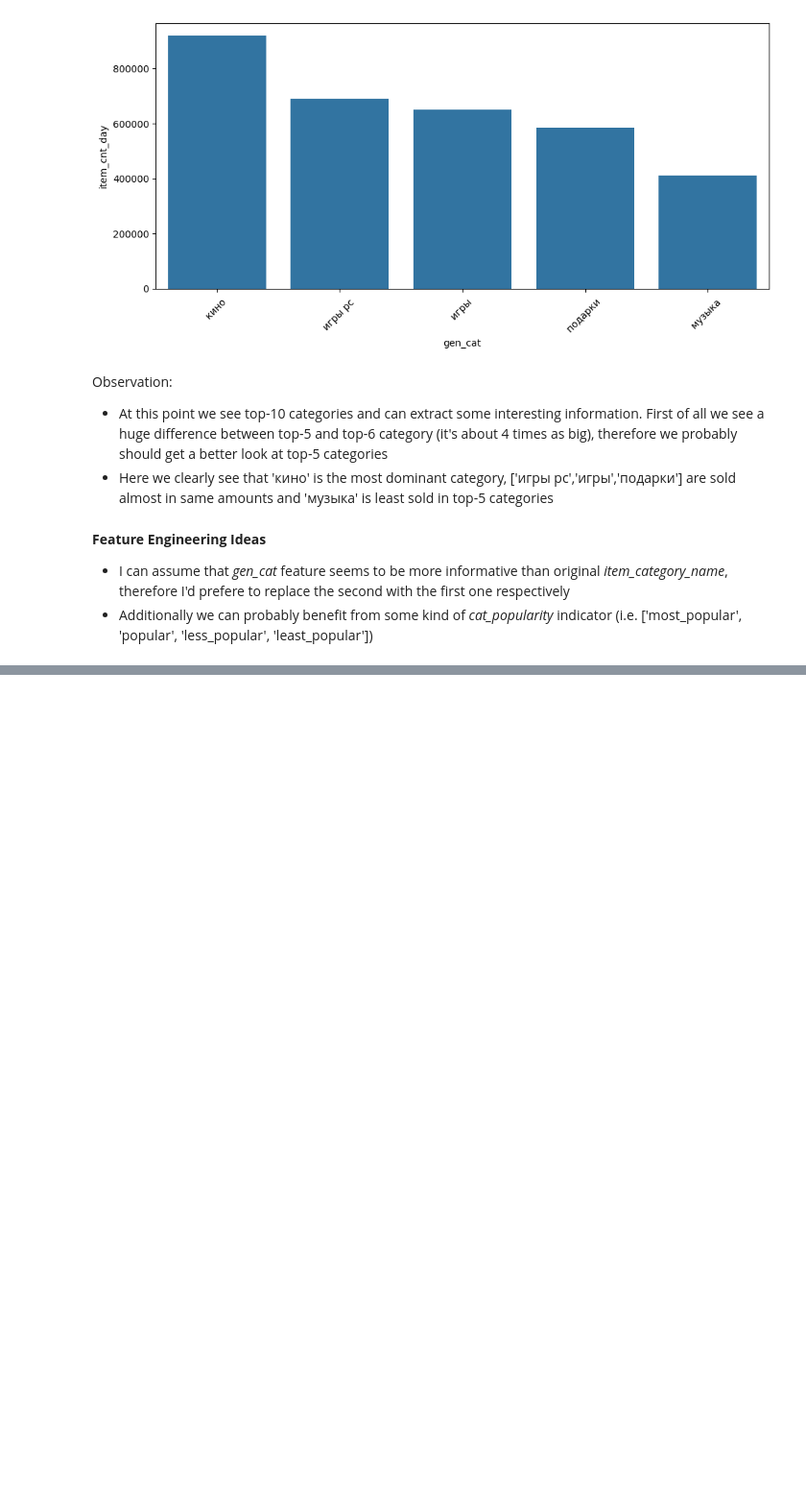
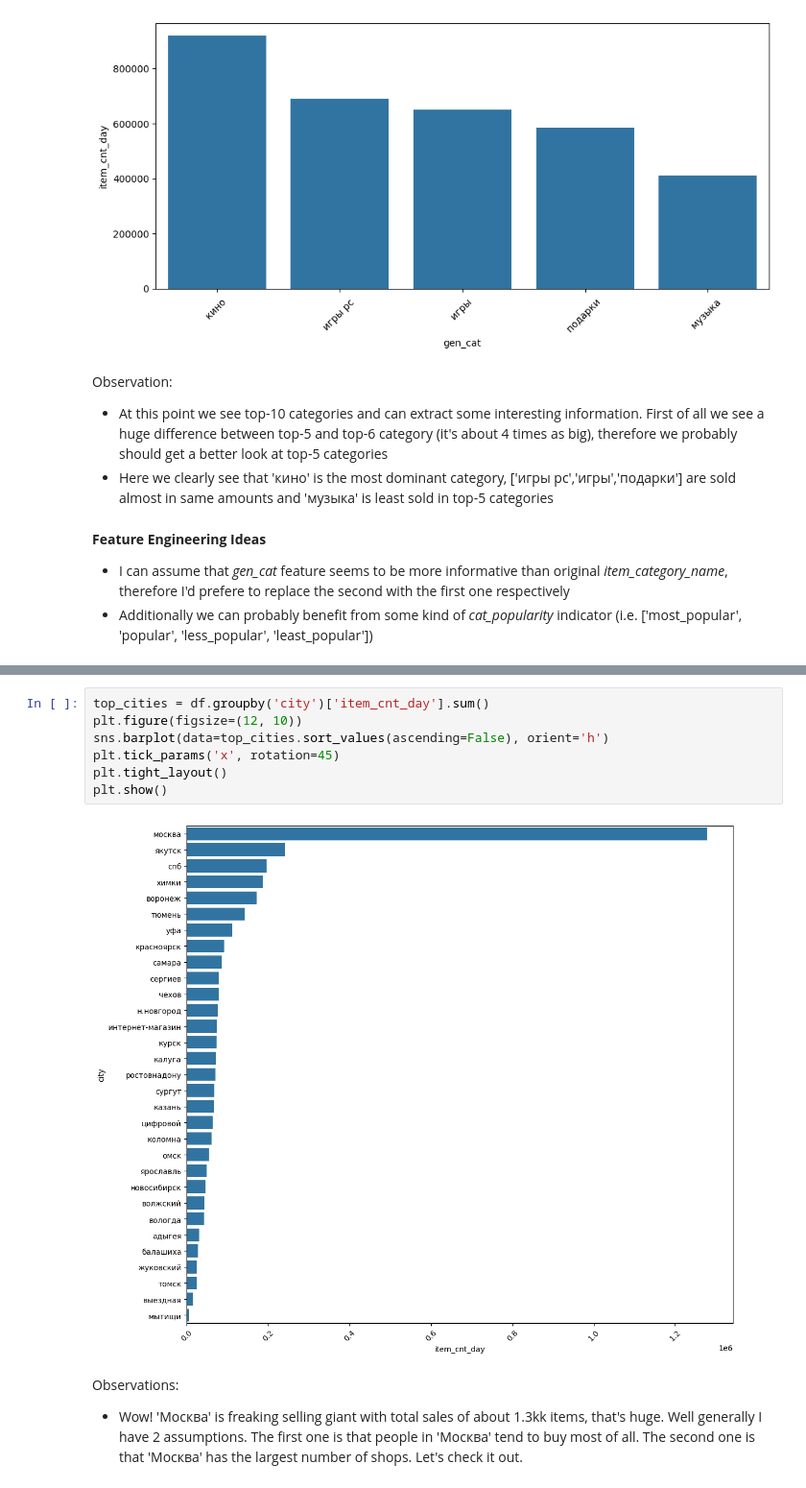
Before and after one commit to Dybal-Ilia/Innowise-Dybal, a Jupyter notebook: notebooks/EDA.ipynb, the cells around one changed output, grey strips where cells are left out. Shown at 96% size. Saved outputs shown, nothing was run; the diff lists cells and outputs as text; blank space fills up the shorter version.

```diff
--- a/notebooks/EDA.ipynb
+++ b/notebooks/EDA.ipynb
@@ -336,0 +386,12 @@ plt.show()
+# %%
+top_cities = df.groupby('city')['item_cnt_day'].sum()
+plt.figure(figsize=(12, 10))
+sns.barplot(data=top_cities.sort_values(ascending=False), orient='h')
+plt.tick_params('x', rotation=45)
+plt.tight_layout()
+plt.show()
+# %% [output]
+[figure, added]
+# %% [markdown]
+Observations:
+- Wow! 'Москва' is freaking selling giant with total sales of about 1.3kk items, that's huge. Well generally I have 2 assumptions. The first one is that people in 'Москва' tend to buy most of all. The second one is that 'Москва' has the largest number of shops. Let's check it out.
```
Also changed, not shown: parts of 19 cells of this notebook.
